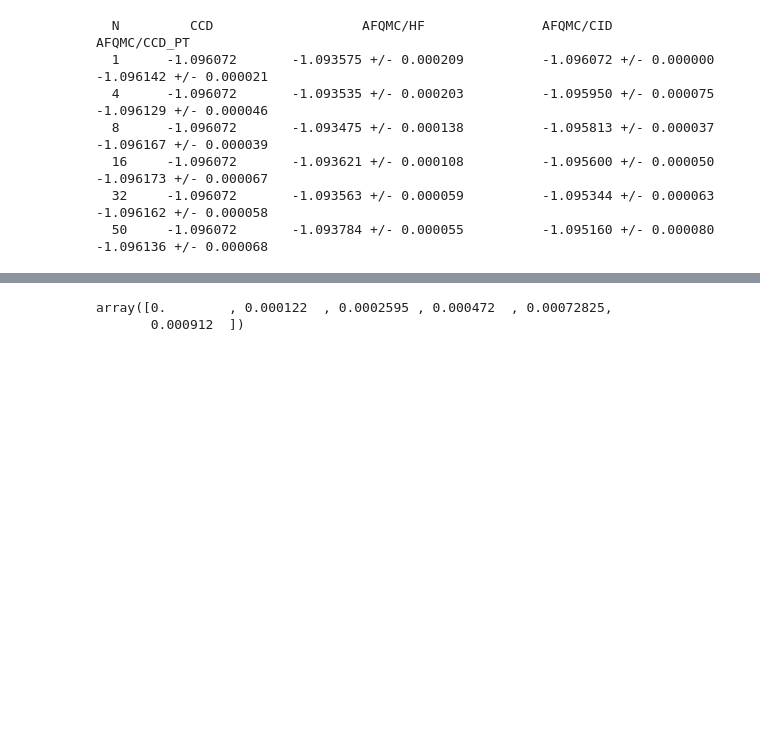
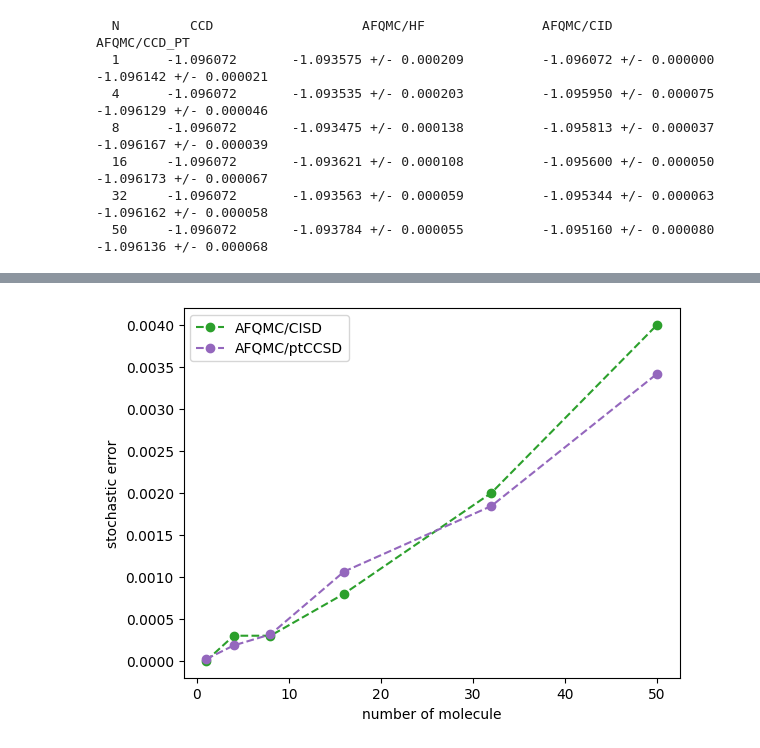
Before and after one commit to zh-yichi/afqmc_ccsd_pt_data, a Jupyter notebook: size/h2.ipynb, the cells around one changed output, grey strips where cells are left out. Saved outputs shown, nothing was run; the diff lists cells and outputs as text; code cells hidden in the pictures; blank space fills up the shorter version.

```diff
--- a/size/h2.ipynb
+++ b/size/h2.ipynb
@@ -78,5 +120,9 @@ plt.show()
 # %%
-afqmc_ci-ref
+plt.plot(n, n*afqmc_ci_err, 'o--', color='C2', label='AFQMC/CISD')
+plt.plot(n, n*afqmc_pt_err, 'o--', color='C4', label='AFQMC/ptCCSD')
+plt.legend()
+plt.ylabel('stochastic error')
+plt.xlabel('number of molecule')
+plt.show()
 # %% [output]
-array([0.        , 0.000122  , 0.0002595 , 0.000472  , 0.00072825,
-       0.000912  ])
+[figure, added]
```
Also changed, not shown: parts of 4 cells of this notebook, 6 other files.
